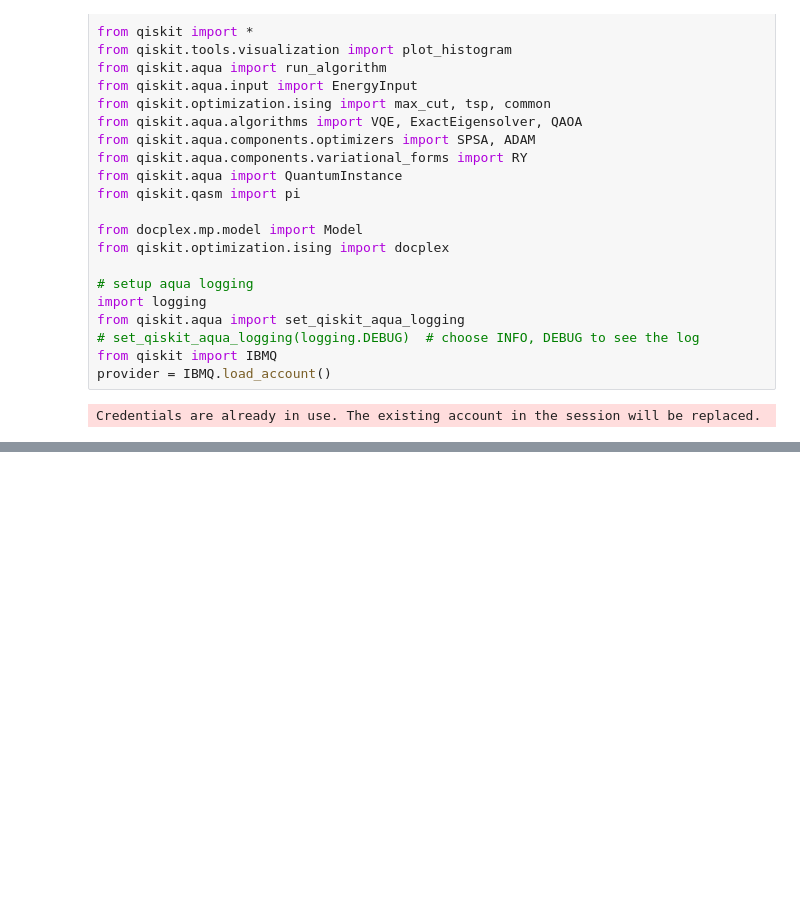
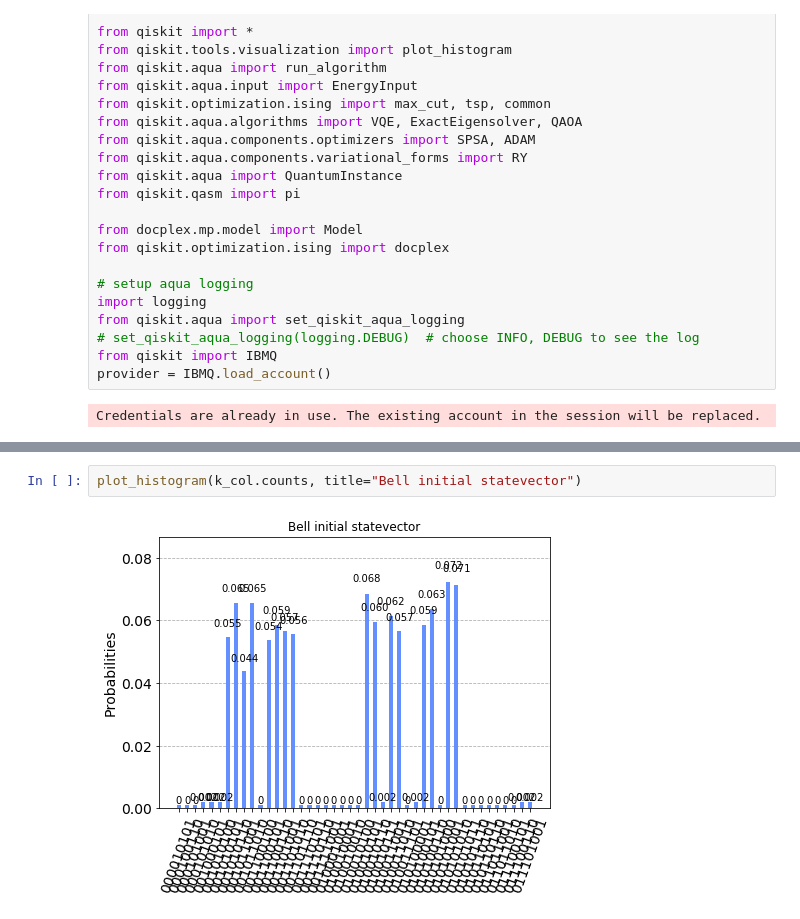
Before and after one commit to XunyiZhao/Quantum_Information_Project, a Jupyter notebook: k-colorable-subgraph.ipynb, the cells around one changed output, grey strips where cells are left out. Drawn from its saved outputs; the diff is of its cells as text; blank space fills up the shorter version.

```diff
--- a/k-colorable-subgraph.ipynb
+++ b/k-colorable-subgraph.ipynb
@@ -129,0 +172,4 @@ plot_histogram(counts, title="Bell initial statevector")
+# %%
+plot_histogram(k_col.counts, title="Bell initial statevector")
+# %% [output]
+[figure, added]
```
Also changed, not shown: parts of 6 cells of this notebook.
